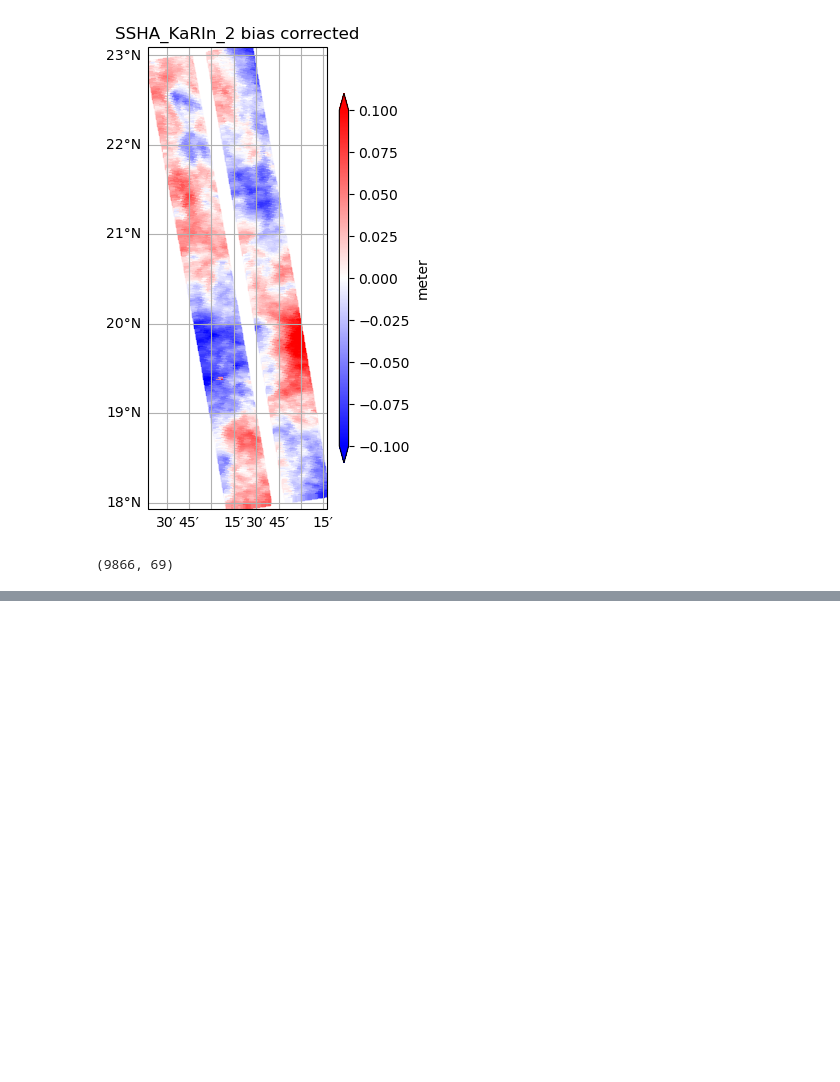
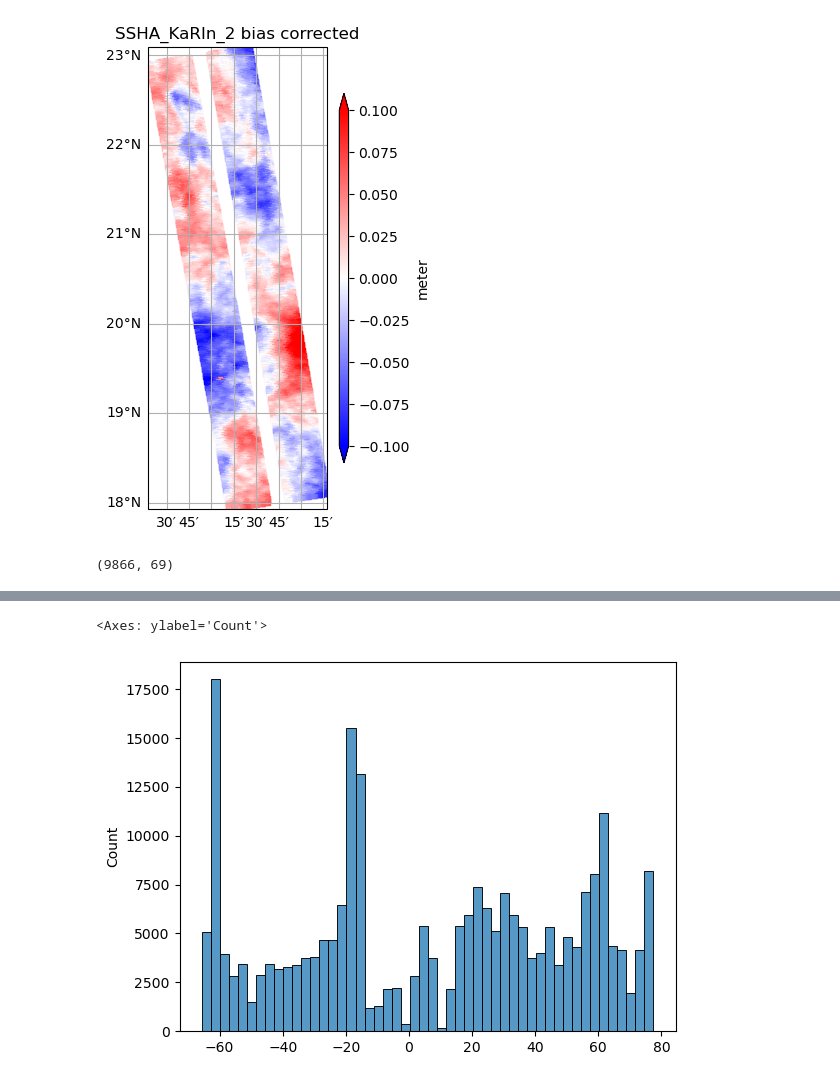
Before and after one commit to AI-for-Ocean-Science/remote_sensing, a Jupyter notebook: nb/PODAAC/SWOT_downloads.ipynb, the cells around one changed output, grey strips where cells are left out. Drawn from its saved outputs; the diff is of its cells as text; code cells hidden in the pictures; blank space fills up the shorter version.

```diff
--- a/nb/PODAAC/SWOT_downloads.ipynb
+++ b/nb/PODAAC/SWOT_downloads.ipynb
@@ -295,0 +348,5 @@ ds.ssha_1.shape
+# %%
+sns.histplot(sla.data.flatten(), bins=50)
+# %% [output]
+<Axes: ylabel='Count'>
+[figure, added]
```
Also changed, not shown: parts of 8 cells of this notebook, 4 other files.
